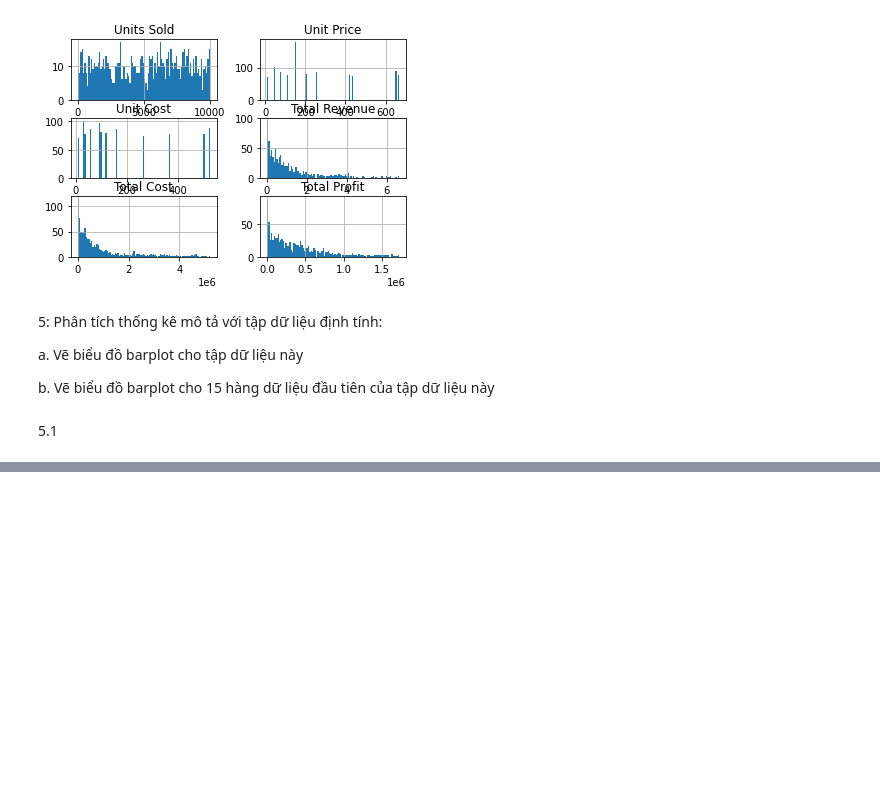
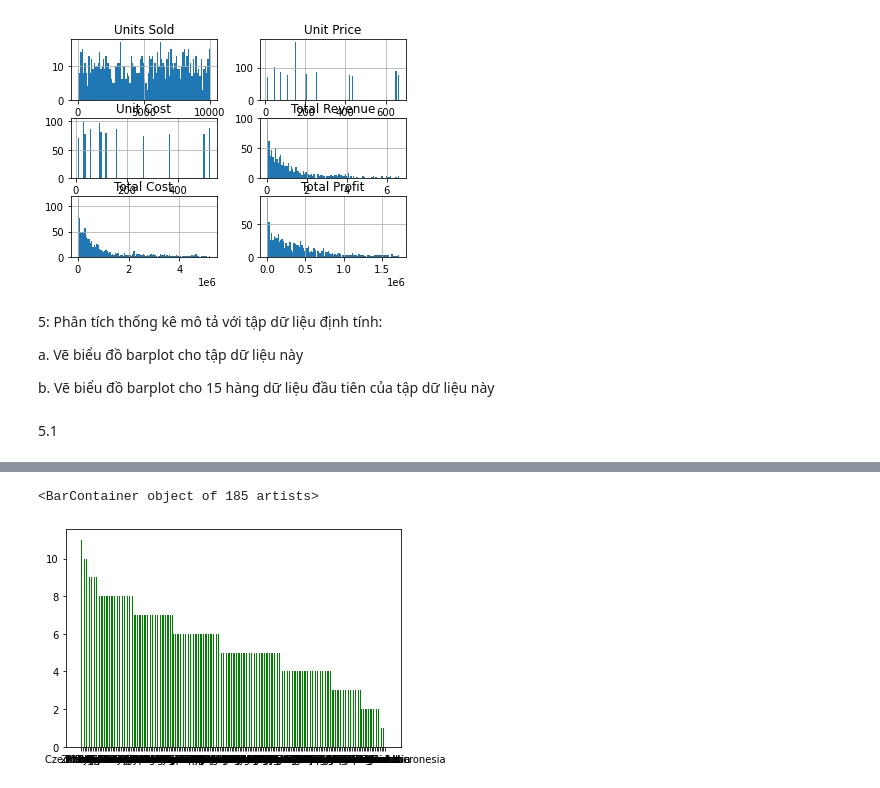
Before and after one commit to gramelon2003/Python_ptdl, a Jupyter notebook: Python_pandas3.ipynb, the cells around one changed output, grey strips where cells are left out. Saved outputs shown, nothing was run; the diff lists cells and outputs as text; code cells hidden in the pictures; blank space fills up the shorter version.

```diff
--- a/Python_pandas3.ipynb
+++ b/Python_pandas3.ipynb
@@ -210,0 +228,9 @@ b. Vẽ biểu đồ barplot cho 15 hàng dữ liệu đầu tiên của tập d
+# %%
+b = a.value_counts()
+b1 = dict(b)
+a1 = list(b1.keys())
+a2 = list(b1.values())
+plt.bar(a1, a2, color ='green', width = 0.5)
+# %% [output]
+<BarContainer object of 185 artists>
+[figure, added]
```
Also changed, not shown: parts of 4 cells of this notebook.
